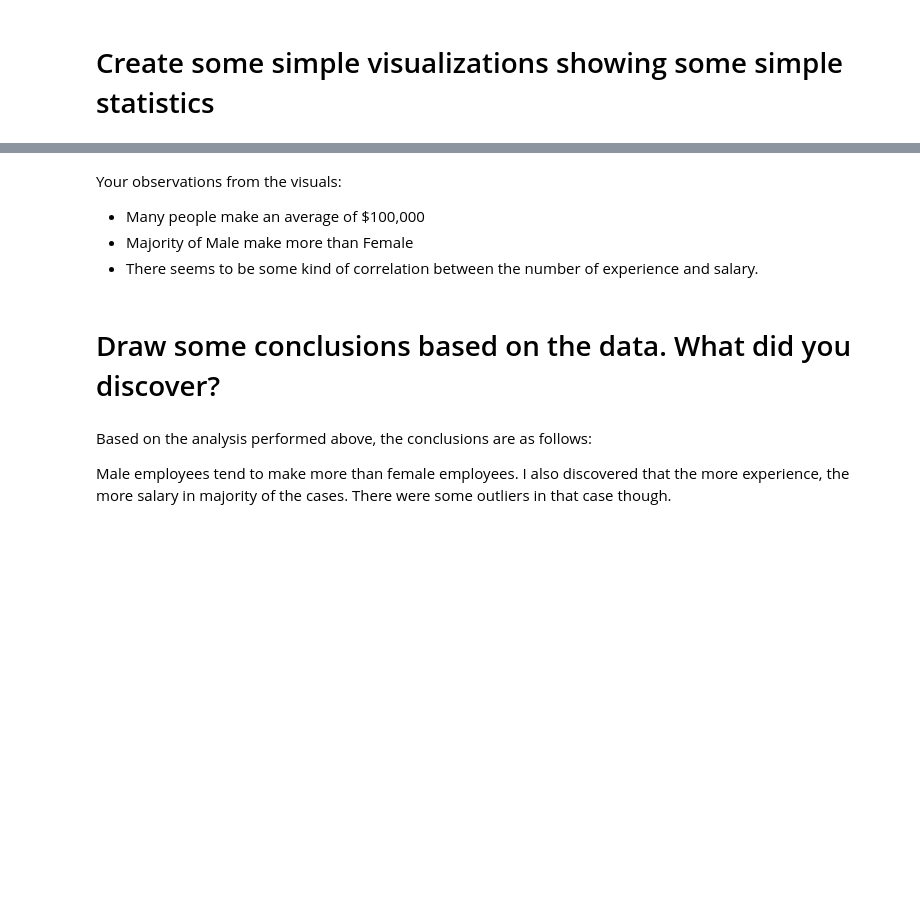
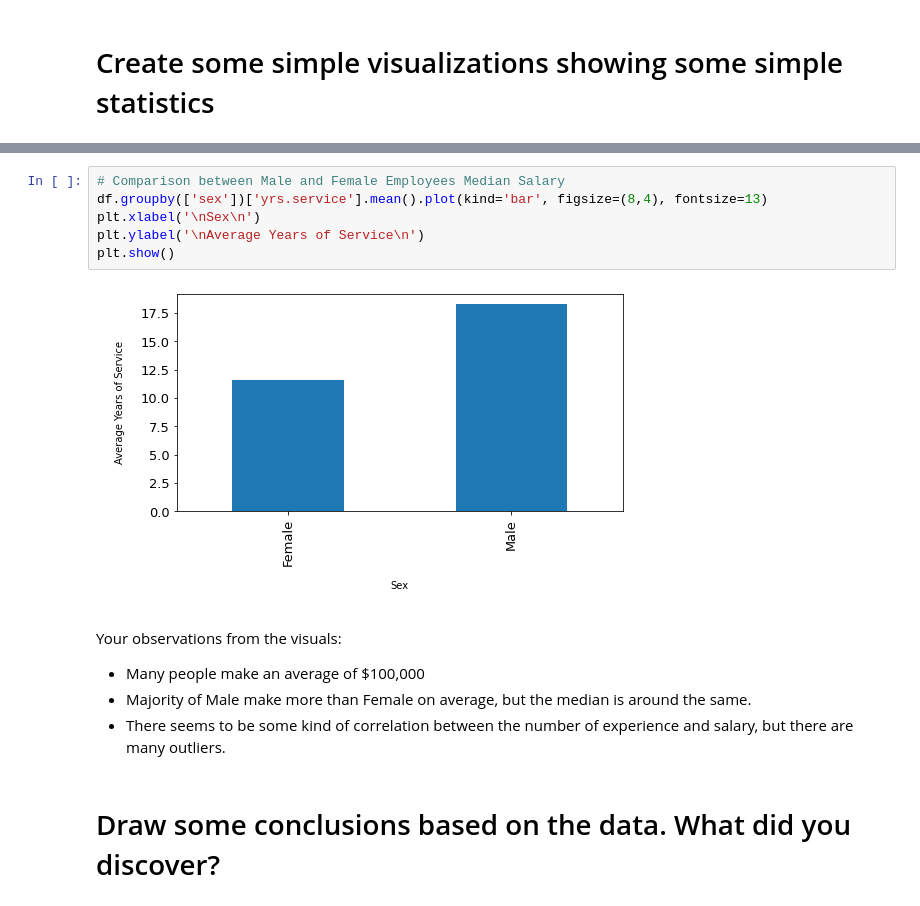
Before and after one commit to BasiraS/data_analytics, a Jupyter notebook: Python/Unit3_L2_Python_Advanced_Pandas_DataWrangling_Assignment.ipynb, the cells around one changed output, grey strips where cells are left out. Cells and saved outputs as stored; diff of their text form; blank space fills up the shorter version.

```diff
--- a/Python/Unit3_L2_Python_Advanced_Pandas_DataWrangling_Assignment.ipynb
+++ b/Python/Unit3_L2_Python_Advanced_Pandas_DataWrangling_Assignment.ipynb
@@ -250,11 +263,15 @@ df.plot(kind='scatter', x = 'yrs.since.phd', y = 'salary')
+# %%
+# Comparison between Male and Female Employees Median Salary
+df.groupby(['sex'])['yrs.service'].mean().plot(kind='bar', figsize=(8,4), fontsize=13)
+plt.xlabel('\nSex\n')
+plt.ylabel('\nAverage Years of Service\n')
+plt.show()
+# %% [output]
+[figure, added]
 # %% [markdown]
 Your observations from the visuals:
 * Many people make an average of $100,000
-* Majority of Male make more than Female
-* There seems to be some kind of correlation between the number of experience and salary.
+* Majority of Male make more than Female on average, but the median is around the same.
+* There seems to be some kind of correlation between the number of experience and salary, but there are many outliers.
 # %% [markdown]
 # Draw some conclusions based on the data.  What did you discover?
-# %% [markdown]
-Based on the analysis performed above, the conclusions are as follows:
-
-Male employees tend to make more than female employees. I also discovered that the more experience, the more salary in majority of the cases. There were some outliers in that case though.
```
Also changed, not shown: parts of 15 cells of this notebook.
